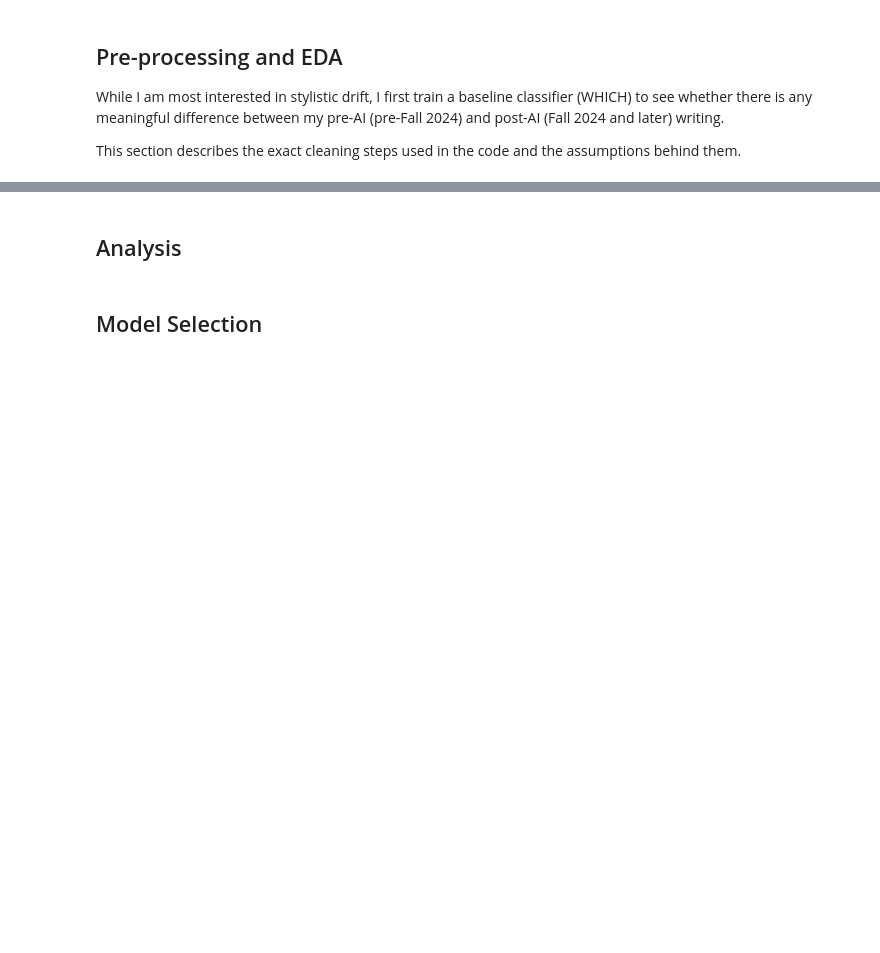
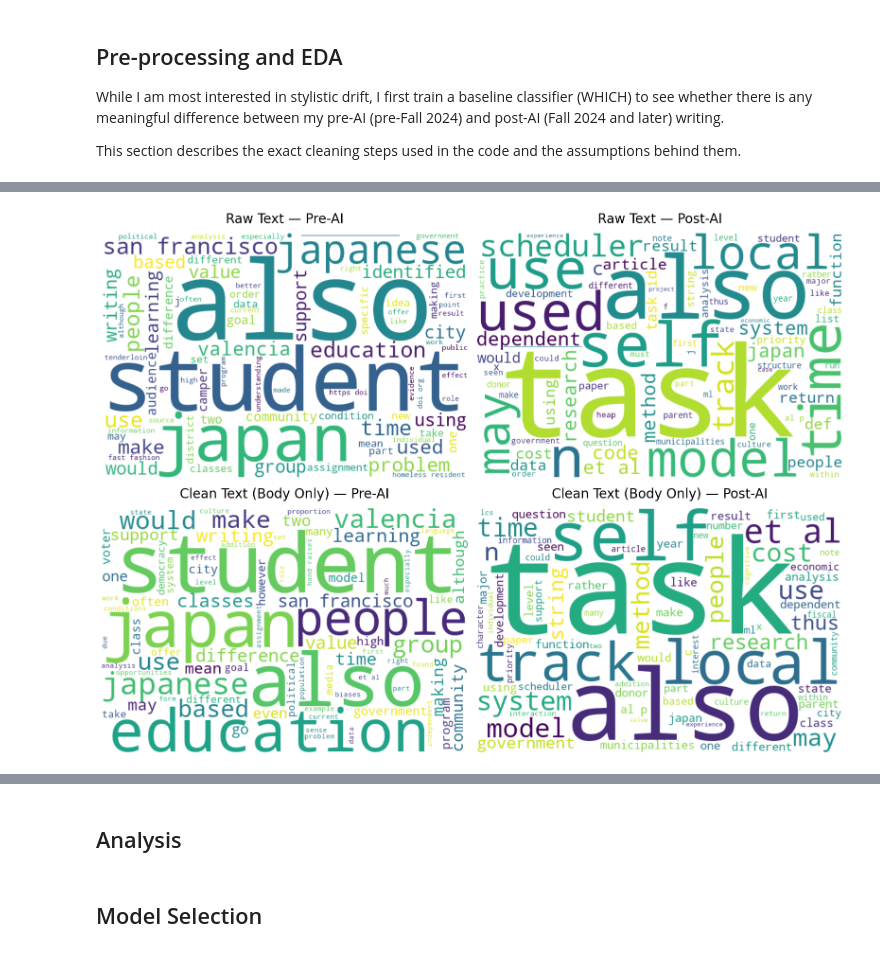
Before and after one commit to SuiseiNakagawa/stylistic-drift-analysis, a Jupyter notebook: first_draft.ipynb, the cells around one changed output, grey strips where cells are left out. Drawn from its saved outputs; the diff is of its cells as text; code cells hidden in the pictures; blank space fills up the shorter version.

```diff
--- a/first_draft.ipynb
+++ b/first_draft.ipynb
@@ -407,7 +384,14 @@ def spacy_tokenize(text):
 
     return {"tokens": tokens, "words": words, "sentences": sentences}
 
-df_processed["text_raw_tokens"] = df_processed["text_raw_norm"].apply(spacy_tokenize)
-df_processed["text_clean_tokens"] = df_processed["text_clean_norm"].apply(spacy_tokenize)
-print("Tokenization complete.")
+# Keep tokenized outputs separate to avoid bloating the main dataframe
+base_cols = ["name", "course_code", "label"]
+
+df_tokens_raw = df_processed[base_cols + ["text_raw_norm"]].copy()
+df_tokens_clean = df_processed[base_cols + ["text_clean_norm"]].copy()
+
+df_tokens_raw["token_data"] = df_tokens_raw["text_raw_norm"].apply(spacy_tokenize)
+df_tokens_clean["token_data"] = df_tokens_clean["text_clean_norm"].apply(spacy_tokenize)
+
+print("Tokenization complete. Token outputs saved to df_tokens_raw and df_tokens_clean.")
 # %% [output]
@@ -418,0 +537,44 @@ Tokenization complete.
+# %%
+# Wordcloud to visualize subject matter and content
+
+# Generic English stopwords
+stop_words = set(stopwords.words('english'))
+# Remove APA/structural noise
+stop_words.update(['figure', 'table'])
+
+fig, axes = plt.subplots(2, 2, figsize=(16, 12))  # increased height for padding
+
+text_sources = [
+    ('text_raw_norm', 'Raw Text'),
+    ('text_clean_norm', 'Clean Text (Body Only)')
+]
+
+labels_to_plot = [0, 1]
+label_names = ['Pre-AI', 'Post-AI']
+
+for row, (text_col, text_label) in enumerate(text_sources):
+    for col, (label, label_name) in enumerate(zip(labels_to_plot, label_names)):
+        ax = axes[row, col]
+
+        combined_text = ' '.join(
+            df_processed[df_processed['label'] == label][text_col].astype(str).tolist()
+        )
+
+        wc = WordCloud(
+            width=600, height=400,
+            background_color='white',
+            colormap='viridis',
+            max_words=80,
+            relative_scaling=0.5,
+            min_font_size=10,
+            stopwords=stop_words
+        ).generate(combined_text)
+
+        ax.imshow(wc, interpolation='bilinear')
+        ax.axis('off')
+        ax.set_title(f'{text_label} — {label_name}', fontsize=20, pad=15)
+
+plt.tight_layout()
+plt.show()
+# %% [output]
+[figure, added]
```
Also changed, not shown: parts of 25 cells of this notebook, 1 other file.
